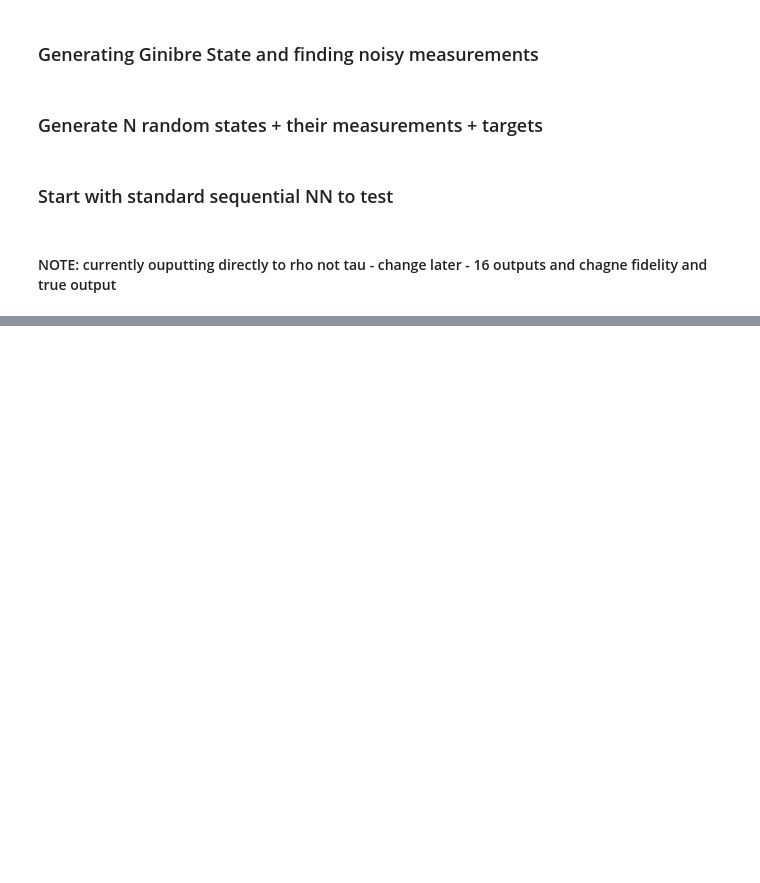
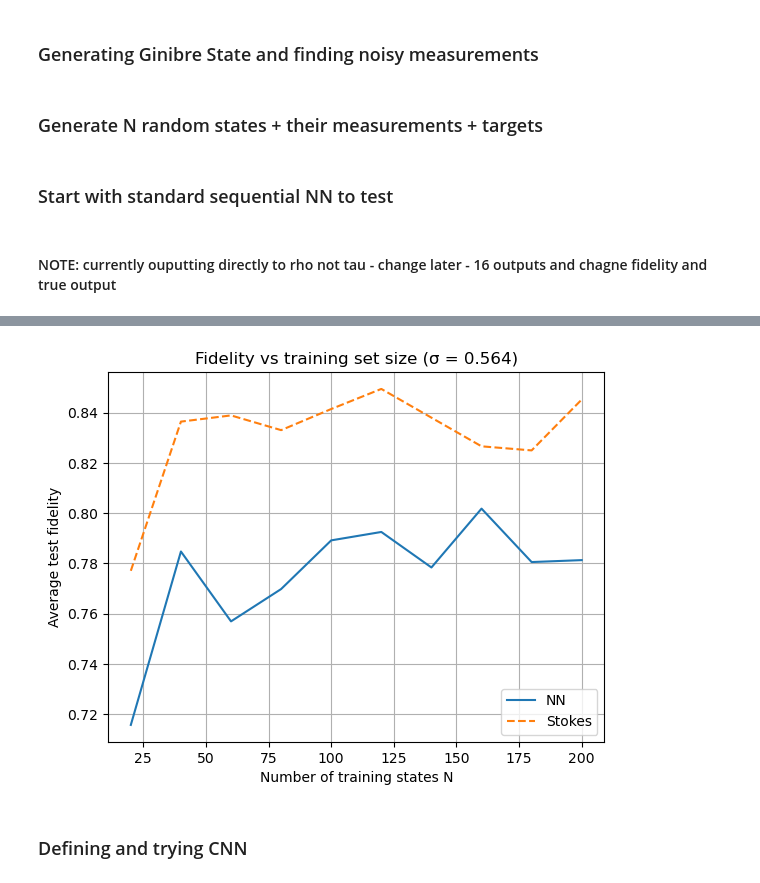
Before and after one commit to Charlow88/Masters-Project, a Jupyter notebook: tasks/NN_predict state_(Week_5)/Reconstruction_NN.ipynb, the cells around one changed output, grey strips where cells are left out. Drawn from its saved outputs; the diff is of its cells as text; code cells hidden in the pictures; blank space fills up the shorter version.

```diff
--- a/tasks/NN_predict state_(Week_5)/Reconstruction_NN.ipynb
+++ b/tasks/NN_predict state_(Week_5)/Reconstruction_NN.ipynb
@@ -300,0 +311,13 @@ plt.show()
+# %%
+# reconstructing via stokes using the measurements
+
+def stokes_reconstruct(M_flat, A=A_stokes):
+
+    # Solve A x ≈ M in least-squares sense
+    x, *_ = np.linalg.lstsq(A, M_flat.astype(complex), rcond=None)
+    rho_est = x.reshape(4, 4)
+
+    # Make it Hermitian and trace-1 (basic physical cleanup)
+    rho_est = (rho_est + rho_est.conj().T) / 2
+    rho_est /= np.trace(rho_est)
+    return rho_est
@@ -300,0 +394,15 @@ plt.show()
+# %%
+N_list = np.linspace(20, 200, 10, dtype=int)
+sigma  = 0.564  # ≈ pi/6
+
+avg_fids_nn = []
+avg_fids_nn_fid_loss = []
+avg_fids_stokes = []
+
+for N in N_list:
+    print(f"\n=== Running experiment for N = {N} ===")
+    fid_nn, fid_stokes = train_and_eval_for_N(N, P, sigma, loss_type="mse",  n_epochs=400, lr=1e-3)
+    fid_nn_fid_loss, _ = train_and_eval_for_N(N, P, sigma, loss_type="fidelity", n_epochs=400, lr=1e-3)
+    avg_fids_nn.append(fid_nn)
+    avg_fids_stokes.append(fid_stokes)
+    avg_fids_nn_fid_loss.append(fid_nn_fid_loss)
@@ -300,0 +427,16 @@ plt.show()
+# %%
+import matplotlib.pyplot as plt
+
+plt.figure()
+plt.plot(N_list, avg_fids_nn, marker='', label='NN', linestyle='-')
+plt.plot(N_list, avg_fids_stokes, marker='', label='Stokes', linestyle='--')
+plt.xlabel("Number of training states N")
+plt.ylabel("Average test fidelity")
+plt.title(f"Fidelity vs training set size (σ = {sigma})")
+plt.grid(True)
+plt.legend()
+plt.show()
+# %% [output]
+[figure, added]
+# %% [markdown]
+### Defining and trying CNN
```
Also changed, not shown: parts of 22 cells of this notebook, 3 other files.
